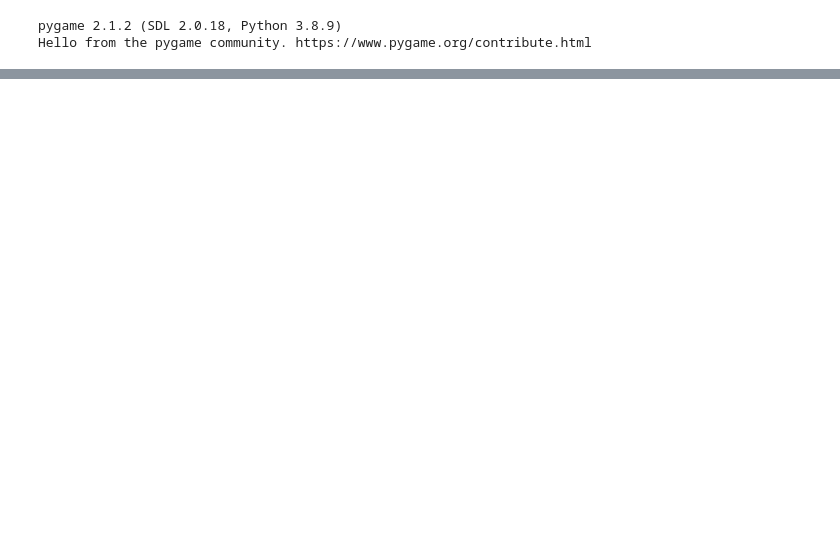
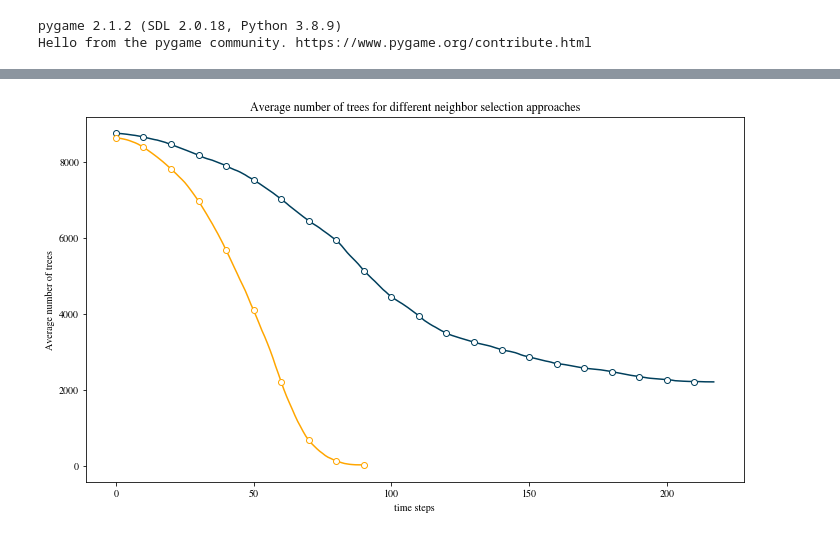
Before and after one commit to jizekki/forest-fire, a Jupyter notebook: notebook.ipynb, the cells around one changed output, grey strips where cells are left out. Cells and saved outputs as stored; diff of their text form; code cells hidden in the pictures; blank space fills up the shorter version.

```diff
--- a/notebook.ipynb
+++ b/notebook.ipynb
@@ -47,0 +48,38 @@ plt.show()
+# %%
+def comparing_neighbors_types(nb_runs, density, neighbors_type):
+    nb_trees = []
+    for run in tqdm(range(nb_runs), desc=f"runs for neighbors of type {neighbors_type}"):
+        scene = Scene(density=density, neighbors=neighbors_type, display=False)
+        done = False
+        index = 1
+        while not done:
+            changed = scene.update_forest()
+            if index >= len(nb_trees):
+                nb_trees.insert(index, [scene.nb_tree(), 1])
+            else:
+                nb_trees[index][0] +=nb_trees[index]
+                nb_trees[index][1] += 1
+            index += 1
+            done = not changed
+
+    for i in range(len(nb_trees)):
+        nb_trees[i][0] /= nb_trees[i][1]
+
+
+    return [element[0] for element in nb_trees]
+# %%
+nb_trees_neumann = comparing_neighbors_types(1, 0.6, "neumann")
+nb_trees_moore = comparing_neighbors_types(1, 0.6, "moore")
+# %%
+fig, ax=plt.subplots(1, 1, figsize=(10, 6))
+ax.plot(nb_trees_neumann, color='#003f5c', marker='o', markevery=10, markerfacecolor="white", label="Von Neumann")
+ax.plot(nb_trees_moore, color='#ffa600', marker='o', markevery=10, markerfacecolor="white", label="Moore")
+
+ax.set_xlabel("time steps")
+ax.set_ylabel("Average number of trees")
+ax.set_title("Average number of trees for different neighbor selection approaches")
+fig.tight_layout()
+plt.savefig("images/figure_2.jpg", dpi=400)
+plt.show()
+# %% [output]
+[figure, added]
```
Also changed, not shown: parts of 7 cells of this notebook, 5 other files.
